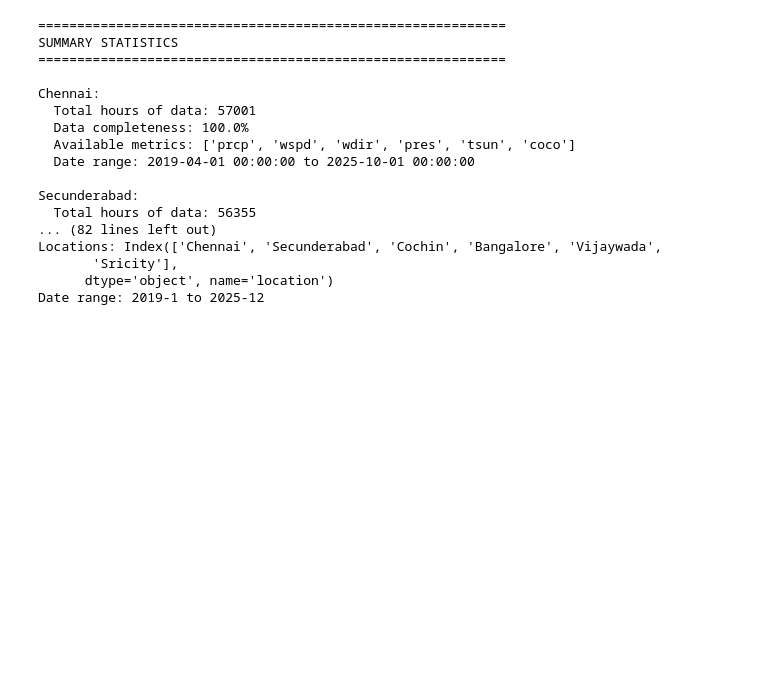
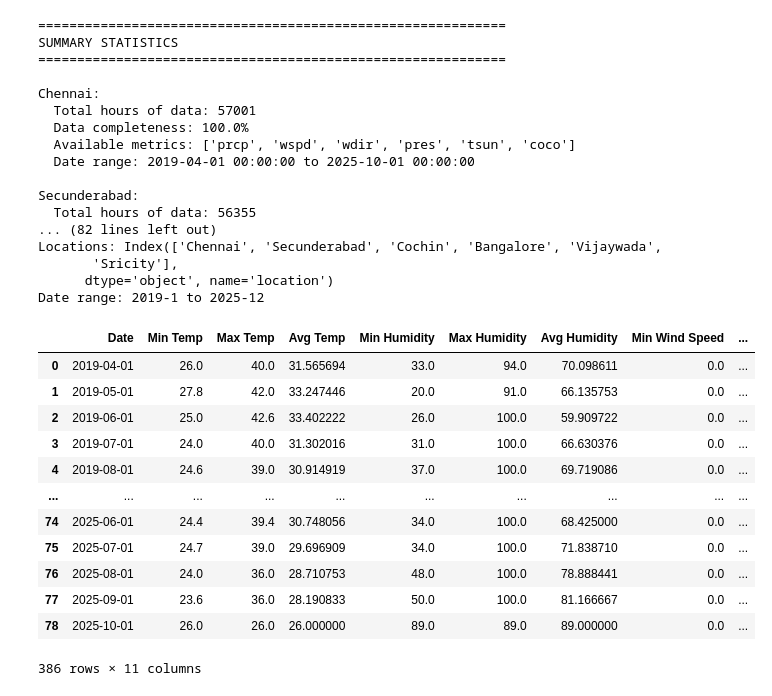
Before and after one commit to thesloppyguy/project_future_projection, a Jupyter notebook: rnd/Notebooks/Weather_data.ipynb, the cells around one changed output. Drawn from its saved outputs; the diff is of its cells as text; code cells hidden in the pictures; blank space fills up the shorter version.

```diff
--- a/rnd/Notebooks/Weather_data.ipynb
+++ b/rnd/Notebooks/Weather_data.ipynb
@@ -526,16 +528,38 @@ location_wise = {"Chennai": "../outputs/processed_weather_data/Chennai_hourly.cs
 def location_wise_monthly_stats(location_path,location):
     current_df = pd.read_csv(location_path)
     current_df['time'] = pd.to_datetime(current_df['time'])
-    monthly_group = (
-    current_df
-    .groupby(current_df['time'].dt.to_period('M'))
-    .agg(['min', 'max', 'mean'])
-    )
-    monthly_group.columns = [f"{col}_{stat}" for col, stat in monthly_group.columns]
-    monthly_group.index = monthly_group.index.to_timestamp()
-    monthly_group = monthly_group.reset_index().rename(columns={'time': 'month'})
-    monthly_group['Location'] = location
-    return monthly_group
+
+    # Calculate CDD and HDD for each hour (base temperature = 18.3°C)
+
+    # Group by month and calculate monthly statistics
+    monthly_stats = current_df.groupby(current_df['time'].dt.to_period('M')).agg({
+        'temp': ['min', 'max', 'mean'],
+        'rhum': ['min', 'max', 'mean'],
+        'wspd': ['min', 'max', 'mean'],
+    }).reset_index()
+
+    # Flatten column names and rename to match requested headers
+    monthly_stats.columns = [f"{col}_{stat}" if stat else col for col, stat in monthly_stats.columns]
+    monthly_stats = monthly_stats.rename(columns={
+        'time': 'Date',
+        'temp_min': 'Min Temp',
+        'temp_max': 'Max Temp',
+        'temp_mean': 'Avg Temp',
+        'rhum_min': 'Min Humidity',
+        'rhum_max': 'Max Humidity',
+        'rhum_mean': 'Avg Humidity',
+        'wspd_min': 'Min Wind Speed',
+        'wspd_max': 'Max Wind Speed',
+        'wspd_mean': 'Avg Wind Speed',
+    })
+
+    # Convert period index to timestamp
+    monthly_stats['Date'] = monthly_stats['Date'].dt.to_timestamp()
+
+    # Add location information
+    monthly_stats['Location'] = location
+
+    return monthly_stats
 # %%
 main_df = None
 for location, location_path in location_wise.items():
@@ -543,5 +567,21 @@ for location, location_path in location_wise.items():
         main_df = location_wise_monthly_stats(location_path,location)
     else:
         main_df = pd.concat([main_df,location_wise_monthly_stats(location_path,location)])
+# %%
+main_df
+# %% [output]
+|  | Date | Min Temp | Max Temp | Avg Temp | Min Humidity | Max Humidity | Avg Humidity | Min Wind Speed | ... |
+| 0 | 2019-04-01 | 26.0 | 40.0 | 31.565694 | 33.0 | 94.0 | 70.098611 | 0.0 | ... |
+| 1 | 2019-05-01 | 27.8 | 42.0 | 33.247446 | 20.0 | 91.0 | 66.135753 | 0.0 | ... |
+| 2 | 2019-06-01 | 25.0 | 42.6 | 33.402222 | 26.0 | 100.0 | 59.909722 | 0.0 | ... |
+| 3 | 2019-07-01 | 24.0 | 40.0 | 31.302016 | 31.0 | 100.0 | 66.630376 | 0.0 | ... |
+| 4 | 2019-08-01 | 24.6 | 39.0 | 30.914919 | 37.0 | 100.0 | 69.719086 | 0.0 | ... |
+| ... | ... | ... | ... | ... | ... | ... | ... | ... | ... |
+| 74 | 2025-06-01 | 24.4 | 39.4 | 30.748056 | 34.0 | 100.0 | 68.425000 | 0.0 | ... |
+| 75 | 2025-07-01 | 24.7 | 39.0 | 29.696909 | 34.0 | 100.0 | 71.838710 | 0.0 | ... |
+| 76 | 2025-08-01 | 24.0 | 36.0 | 28.710753 | 48.0 | 100.0 | 78.888441 | 0.0 | ... |
+| 77 | 2025-09-01 | 23.6 | 36.0 | 28.190833 | 50.0 | 100.0 | 81.166667 | 0.0 | ... |
+| 78 | 2025-10-01 | 26.0 | 26.0 | 26.000000 | 89.0 | 89.0 | 89.000000 | 0.0 | ... |
+386 rows × 11 columns
 # %%
 main_df.to_csv("../outputs/processed_weather_data/all_locations_monthly_stats.csv",index=False)
```
Also changed, not shown: parts of 4 cells of this notebook, 9 other files.
